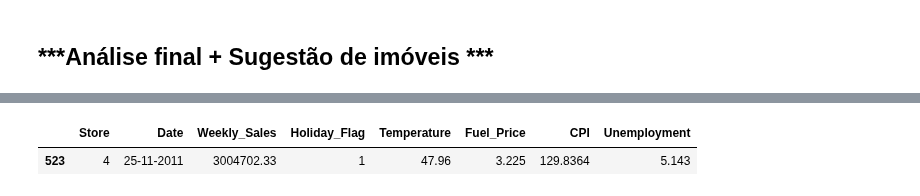
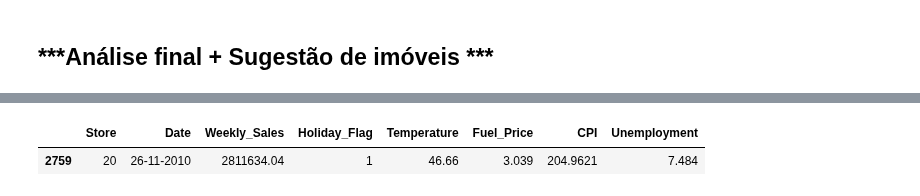
Before and after one commit to Adjalma/Mini-Projeto-DNC, a Jupyter notebook: Mini_Projeto_Walmart_DNC.ipynb, the cells around one changed output, grey strips where cells are left out. Saved outputs shown, nothing was run; the diff lists cells and outputs as text; code cells hidden in the pictures.

```diff
--- a/Mini_Projeto_Walmart_DNC.ipynb
+++ b/Mini_Projeto_Walmart_DNC.ipynb
@@ -150,7 +160,7 @@ fig.show()
 # %%
-melhor = walmart[(walmart["Holiday_Flag"]==1) & (walmart["Weekly_Sales"]>2806233.25) & (walmart["Unemployment"]<=5.5) & (walmart["Fuel_Price"]<3.5)]
+melhor = walmart[(walmart["Holiday_Flag"]==1) & (walmart["Weekly_Sales"]>2806233.25) & (walmart["Unemployment"]==7.484) & (walmart["Fuel_Price"]<3.5)]
 
 melhor
 # %% [output]
 |  | Store | Date | Weekly_Sales | Holiday_Flag | Temperature | Fuel_Price | CPI | Unemployment |
-| 523 | 4 | 25-11-2011 | 3004702.33 | 1 | 47.96 | 3.225 | 129.8364 | 5.143 |
+| 2759 | 20 | 26-11-2010 | 2811634.04 | 1 | 46.66 | 3.039 | 204.9621 | 7.484 |
```
Also changed, not shown: parts of 10 cells of this notebook.
